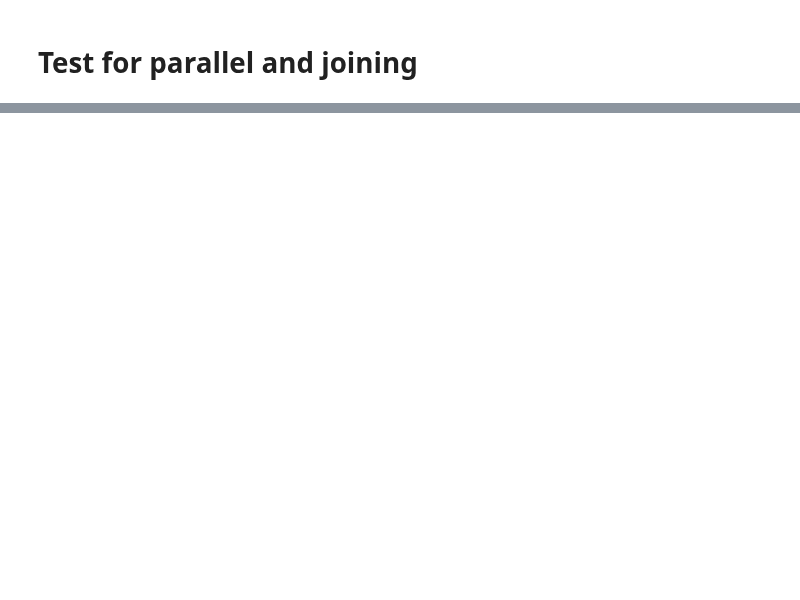
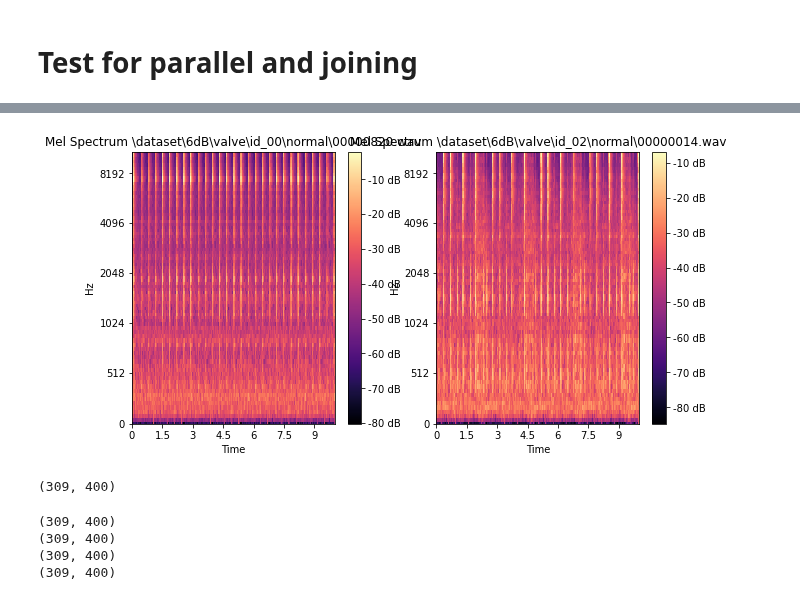
Before and after one commit to BA-HanseML/NF_Prj_MIMII_Dataset, a Jupyter notebook: feature_extraction_diagrams/exdia_v1_sporadic_dev.ipynb, the cells around one changed output, grey strips where cells are left out. Saved outputs shown, nothing was run; the diff lists cells and outputs as text; code cells hidden in the pictures; blank space fills up the shorter version.

```diff
--- a/feature_extraction_diagrams/exdia_v1_sporadic_dev.ipynb
+++ b/feature_extraction_diagrams/exdia_v1_sporadic_dev.ipynb
@@ -53,0 +54,7 @@ load # extractor diagram V1 sporadic focus
+# %%
+BASE_FOLDER = '../'
+%run -i ..\utility\feature_extractor\JupyterLoad_feature_extractor.py
+
+#d_MEL_den = pickle.load( open( r'.\extdia_v1_sporadic\pump6dB00_EDiaV1HPaug0_outpMEL_den.pkl', "rb" ))
+d_MEL_raw = pickle.load( open( r'.\extdia_v1_spor_testout\valve6dB00_EDiaV1HPaug0TsSl_outpMEL_raw.pkl', "rb" ))
+d_PSD_raw = pickle.load( open( r'.\extdia_v1_spor_testout\valve6dB00_EDiaV1HPaug0TsSl_outpPSD_raw.pkl', "rb" ))
@@ -53,0 +70,8 @@ load # extractor diagram V1 sporadic focus
+# %%
+plt.figure(figsize=(10,5))
+plt.subplot(121)
+feature_extractor_from_dict(d_MEL_raw[1],BASE_FOLDER).plot()
+plt.subplot(122)
+feature_extractor_from_dict(d_MEL_raw[3],BASE_FOLDER).plot()
+# %% [output]
+[figure, added]
@@ -53,0 +80,13 @@ load # extractor diagram V1 sporadic focus
+# %%
+test.frame_pack_feature(5).shape
+# %% [output]
+(309, 400)
+# %%
+for i in range(4):
+   test =(feature_extractor_from_dict(d_MEL_raw[i],BASE_FOLDER))
+   print(test.frame_pack_feature(5).shape)
+# %% [output]
+(309, 400)
+(309, 400)
+(309, 400)
+(309, 400)
```
Also changed, not shown: parts of 3 cells of this notebook.
